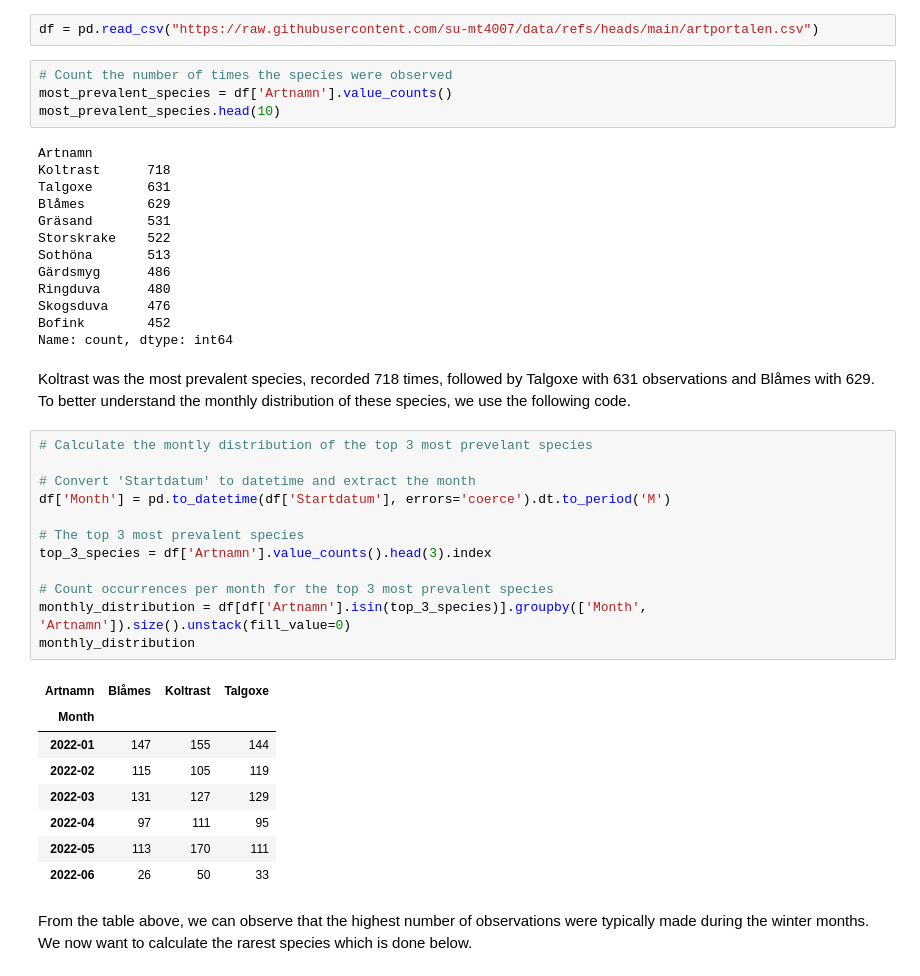
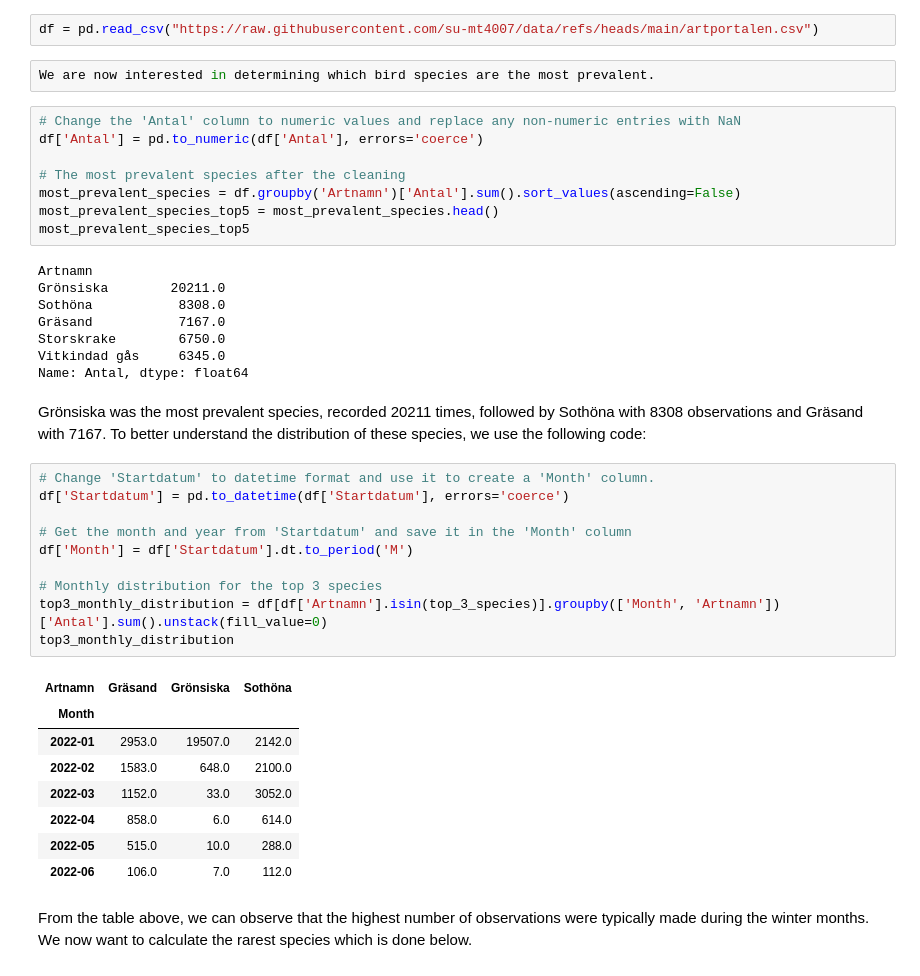
Before and after one commit to AlvarMikkola/su-mt4007, a Jupyter notebook: HW3/HW3.ipynb, the cells around one changed output. Drawn from its saved outputs; the diff is of its cells as text.

```diff
--- a/HW3/HW3.ipynb
+++ b/HW3/HW3.ipynb
@@ -83,46 +83,45 @@ From the pairs plot above we can observe that petal dimensions show a strong pos
 We start of by reading the CSV file.
 # %%
 df = pd.read_csv("https://raw.githubusercontent.com/su-mt4007/data/refs/heads/main/artportalen.csv")
+# %%
+We are now interested in determining which bird species are the most prevalent.
 # %%
-# Count the number of times the species were observed
-most_prevalent_species = df['Artnamn'].value_counts()
-most_prevalent_species.head(10)
+# Change the 'Antal' column to numeric values and replace any non-numeric entries with NaN
+df['Antal'] = pd.to_numeric(df['Antal'], errors='coerce')
+
+# The most prevalent species after the cleaning
+most_prevalent_species = df.groupby('Artnamn')['Antal'].sum().sort_values(ascending=False)
+most_prevalent_species_top5 = most_prevalent_species.head()
+most_prevalent_species_top5
 # %% [output]
 Artnamn
-Koltrast      718
-Talgoxe       631
-Blåmes        629
-Gräsand       531
-Storskrake    522
-Sothöna       513
-Gärdsmyg      486
-Ringduva      480
-Skogsduva     476
-Bofink        452
-Name: count, dtype: int64
+Grönsiska        20211.0
+Sothöna           8308.0
+Gräsand           7167.0
+Storskrake        6750.0
+Vitkindad gås     6345.0
+Name: Antal, dtype: float64
 # %% [markdown]
-Koltrast was the most prevalent species, recorded 718 times, followed by Talgoxe with 631 observations and Blåmes with 629. To better understand the monthly distribution of these species, we use the following code.
+Grönsiska was the most prevalent species, recorded 20211 times, followed by Sothöna with 8308 observations and Gräsand with 7167. To better understand the distribution of these species, we use the following code:
 # %%
-# Calculate the montly distribution of the top 3 most prevelant species
+# Change 'Startdatum' to datetime format and use it to create a 'Month' column.
+df['Startdatum'] = pd.to_datetime(df['Startdatum'], errors='coerce')
 
-# Convert 'Startdatum' to datetime and extract the month
-df['Month'] = pd.to_datetime(df['Startdatum'], errors='coerce').dt.to_period('M')
+# Get the month and year from 'Startdatum' and save it in the 'Month' column
+df['Month'] = df['Startdatum'].dt.to_period('M')
 
-# The top 3 most prevalent species
-top_3_species = df['Artnamn'].value_counts().head(3).index
-
-# Count occurrences per month for the top 3 most prevalent species
-monthly_distribution = df[df['Artnamn'].isin(top_3_species)].groupby(['Month', 'Artnamn']).size().unstack(fill_value=0)
-monthly_distribution
+# Monthly distribution for the top 3 species
+top3_monthly_distribution = df[df['Artnamn'].isin(top_3_species)].groupby(['Month', 'Artnamn'])['Antal'].sum().unstack(fill_value=0)
+top3_monthly_distribution
 # %% [output]
-| Artnamn | Blåmes | Koltrast | Talgoxe |
+| Artnamn | Gräsand | Grönsiska | Sothöna |
 | Month |  |  |  |
-| 2022-01 | 147 | 155 | 144 |
-| 2022-02 | 115 | 105 | 119 |
-| 2022-03 | 131 | 127 | 129 |
-| 2022-04 | 97 | 111 | 95 |
-| 2022-05 | 113 | 170 | 111 |
-| 2022-06 | 26 | 50 | 33 |
+| 2022-01 | 2953.0 | 19507.0 | 2142.0 |
+| 2022-02 | 1583.0 | 648.0 | 2100.0 |
+| 2022-03 | 1152.0 | 33.0 | 3052.0 |
+| 2022-04 | 858.0 | 6.0 | 614.0 |
+| 2022-05 | 515.0 | 10.0 | 288.0 |
+| 2022-06 | 106.0 | 7.0 | 112.0 |
 # %% [markdown]
 From the table above, we can observe that the highest number of observations were typically made during the winter months. We now want to calculate the rarest species which is done below.
 # %%
```
Also changed, not shown: parts of 2 cells of this notebook.
